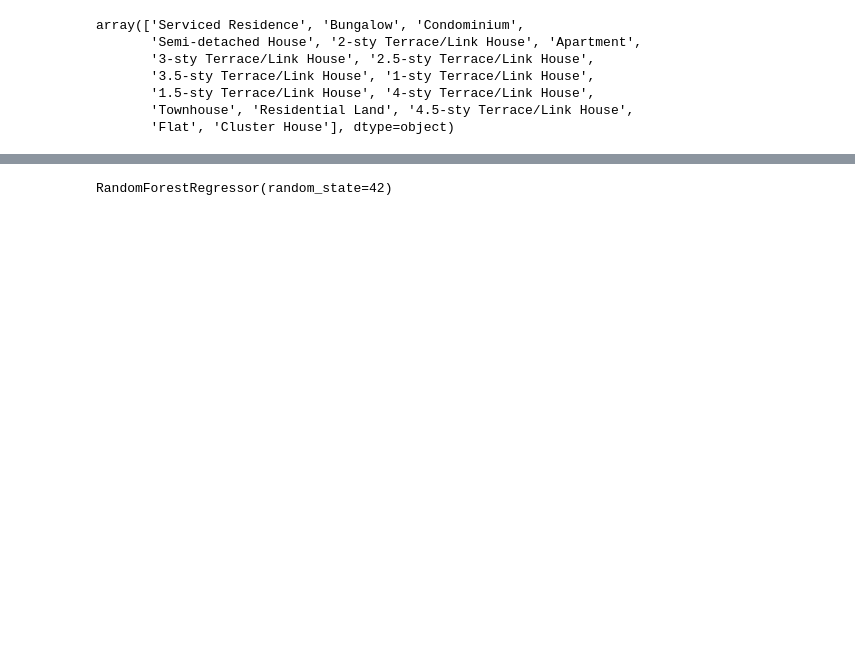
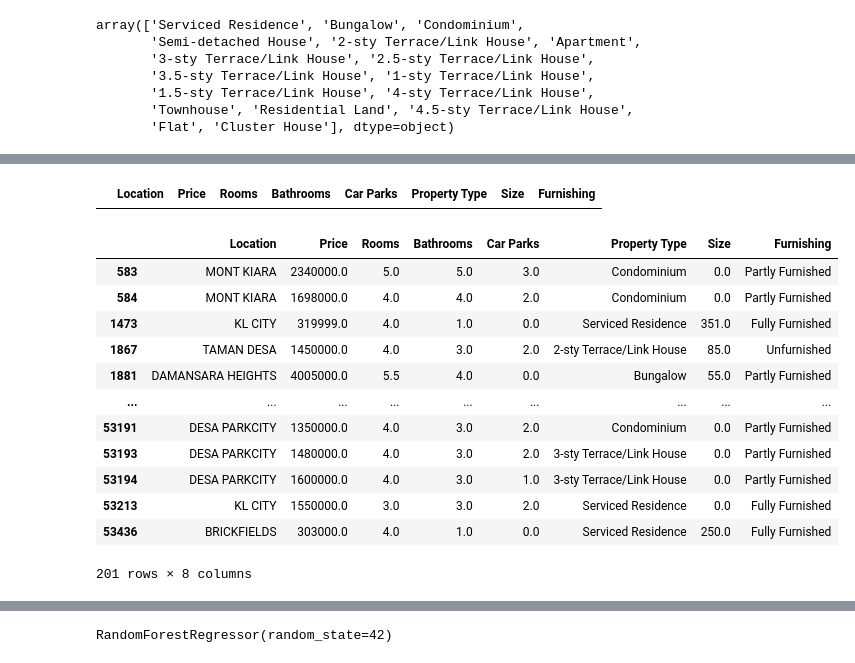
Before and after one commit to lhadi18/kuala-lumpur-house-price-prediction, a Jupyter notebook: machine_learning_model.ipynb, the cells around one changed output, grey strips where cells are left out. Cells and saved outputs as stored; diff of their text form; code cells hidden in the pictures; blank space fills up the shorter version.

```diff
--- a/machine_learning_model.ipynb
+++ b/machine_learning_model.ipynb
@@ -349,0 +369,21 @@ Outliers remaining in Size using IQR method: 0
+# %%
+df = df[df['Price'] >= 100000]
+df[df['Price'] < 100000]
+# %% [output]
+|  | Location | Price | Rooms | Bathrooms | Car Parks | Property Type | Size | Furnishing |
+# %%
+df[df['Size'] < 400]
+# %% [output]
+|  | Location | Price | Rooms | Bathrooms | Car Parks | Property Type | Size | Furnishing |
+| 583 | MONT KIARA | 2340000.0 | 5.0 | 5.0 | 3.0 | Condominium | 0.0 | Partly Furnished |
+| 584 | MONT KIARA | 1698000.0 | 4.0 | 4.0 | 2.0 | Condominium | 0.0 | Partly Furnished |
+| 1473 | KL CITY | 319999.0 | 4.0 | 1.0 | 0.0 | Serviced Residence | 351.0 | Fully Furnished |
+| 1867 | TAMAN DESA | 1450000.0 | 4.0 | 3.0 | 2.0 | 2-sty Terrace/Link House | 85.0 | Unfurnished |
+| 1881 | DAMANSARA HEIGHTS | 4005000.0 | 5.5 | 4.0 | 0.0 | Bungalow | 55.0 | Partly Furnished |
+| ... | ... | ... | ... | ... | ... | ... | ... | ... |
+| 53191 | DESA PARKCITY | 1350000.0 | 4.0 | 3.0 | 2.0 | Condominium | 0.0 | Partly Furnished |
+| 53193 | DESA PARKCITY | 1480000.0 | 4.0 | 3.0 | 2.0 | 3-sty Terrace/Link House | 0.0 | Partly Furnished |
+| 53194 | DESA PARKCITY | 1600000.0 | 4.0 | 3.0 | 1.0 | 3-sty Terrace/Link House | 0.0 | Partly Furnished |
+| 53213 | KL CITY | 1550000.0 | 3.0 | 3.0 | 2.0 | Serviced Residence | 0.0 | Fully Furnished |
+| 53436 | BRICKFIELDS | 303000.0 | 4.0 | 1.0 | 0.0 | Serviced Residence | 250.0 | Fully Furnished |
+201 rows × 8 columns
```
Also changed, not shown: parts of 23 cells of this notebook, 3 other files.
